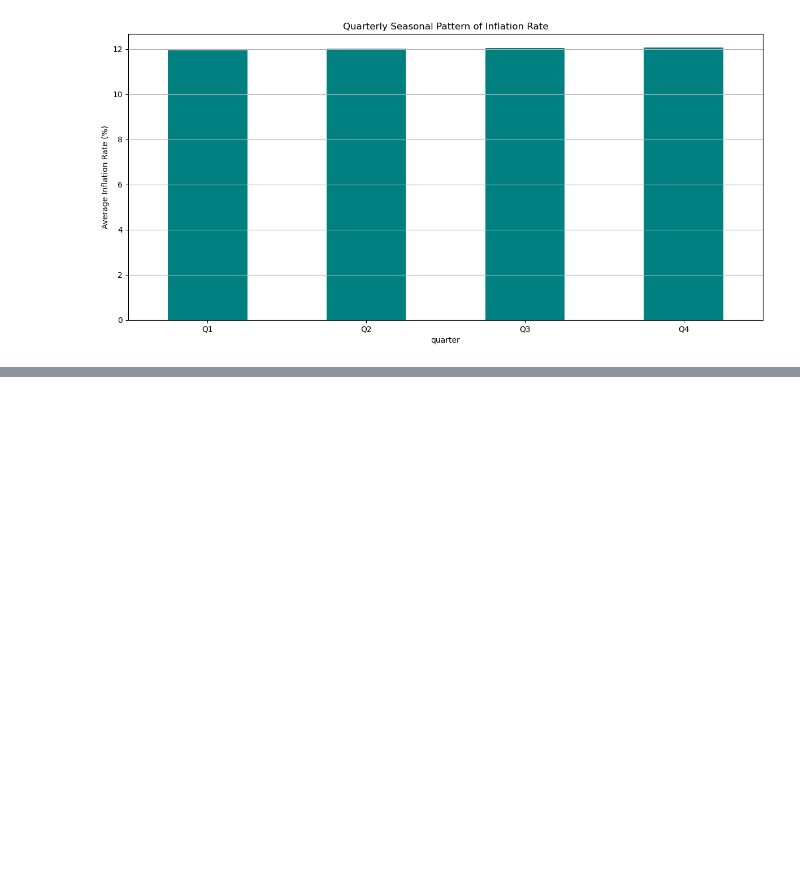
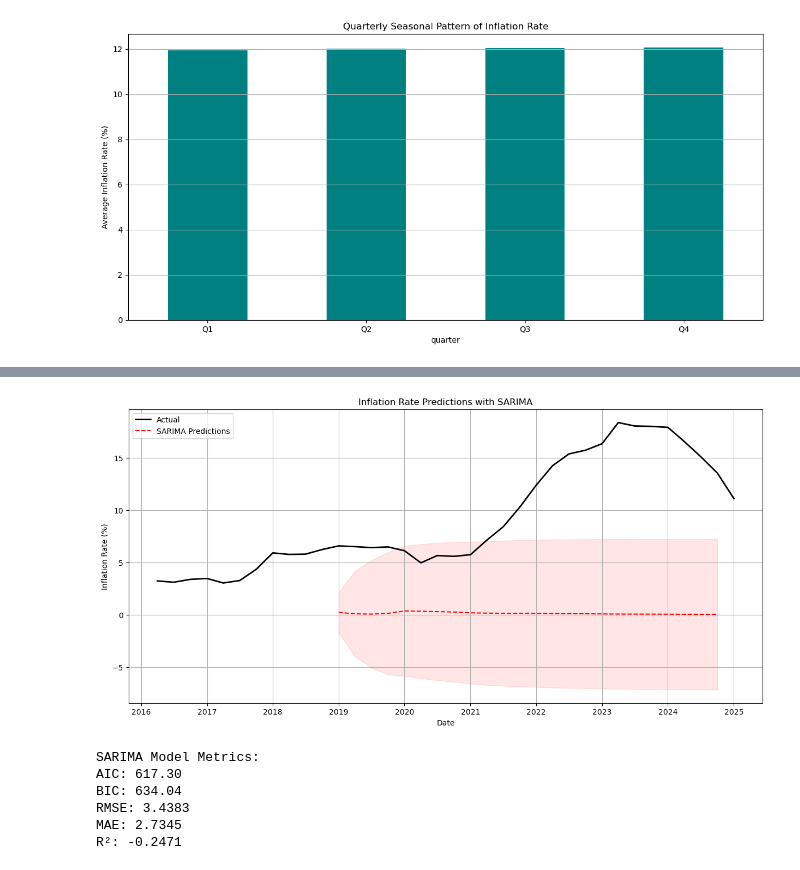
Before and after one commit to kushal238/Stat430P1, a Jupyter notebook: noeda-inflation.ipynb, the cells around one changed output, grey strips where cells are left out. Saved outputs shown, nothing was run; the diff lists cells and outputs as text; code cells hidden in the pictures; blank space fills up the shorter version.

```diff
--- a/noeda-inflation.ipynb
+++ b/noeda-inflation.ipynb
@@ -602,0 +610,43 @@ ValueError: shape mismatch: objects cannot be broadcast to a single shape.  Mism
+# %%
+# Fit SARIMA model directly
+sarima_model = SARIMAX(y_train,
+                      order=(1, 0, 1),
+                      seasonal_order=(1, 1, 1, 4),
+                      enforce_stationarity=False)
+sarima_results = sarima_model.fit(disp=False)
+
+# Generate forecasts
+forecast = sarima_results.get_forecast(steps=len(y_test))
+y_pred_sarima = forecast.predicted_mean
+forecast_ci = forecast.conf_int()
+
+# Plot the results
+plt.figure(figsize=(15, 7))
+plt.plot(original_inflation.index[-36:], original_inflation.iloc[-36:], 'k-', label='Actual', linewidth=2)
+plt.plot(y_test.index, y_pred_sarima, 'r--', label='SARIMA Predictions')
+plt.fill_between(y_test.index,
+                 forecast_ci.iloc[:, 0],
+                 forecast_ci.iloc[:, 1],
+                 color='r', alpha=0.1)
+plt.title('Inflation Rate Predictions with SARIMA')
+plt.xlabel('Date')
+plt.ylabel('Inflation Rate (%)')
+plt.legend()
+plt.grid(True)
+plt.show()
+
+# Print SARIMA metrics
+print("\nSARIMA Model Metrics:")
+print(f"AIC: {sarima_results.aic:.2f}")
+print(f"BIC: {sarima_results.bic:.2f}")
+print(f"RMSE: {np.sqrt(mean_squared_error(y_test, y_pred_sarima)):.4f}")
+print(f"MAE: {mean_absolute_error(y_test, y_pred_sarima):.4f}")
+print(f"R²: {r2_score(y_test, y_pred_sarima):.4f}")
+# %% [output]
+[figure, added]
+SARIMA Model Metrics:
+AIC: 617.30
+BIC: 634.04
+RMSE: 3.4383
+MAE: 2.7345
+R²: -0.2471
```
Also changed, not shown: parts of 3 cells of this notebook.
